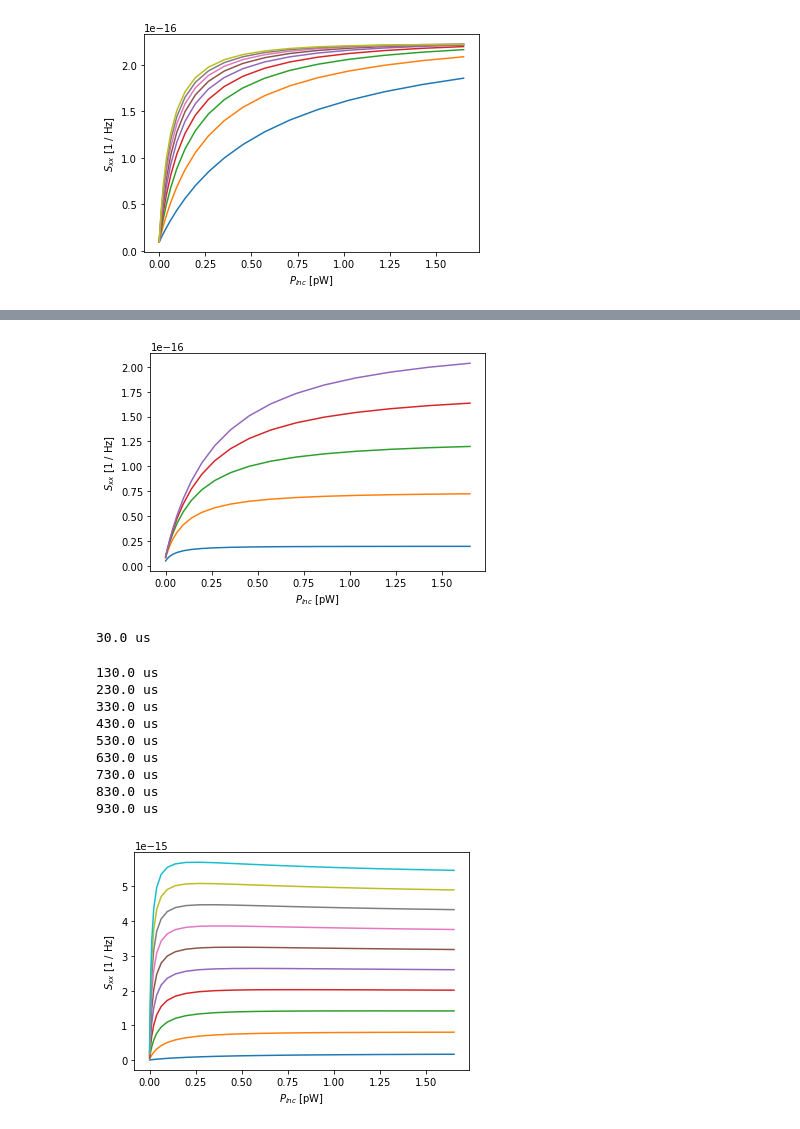
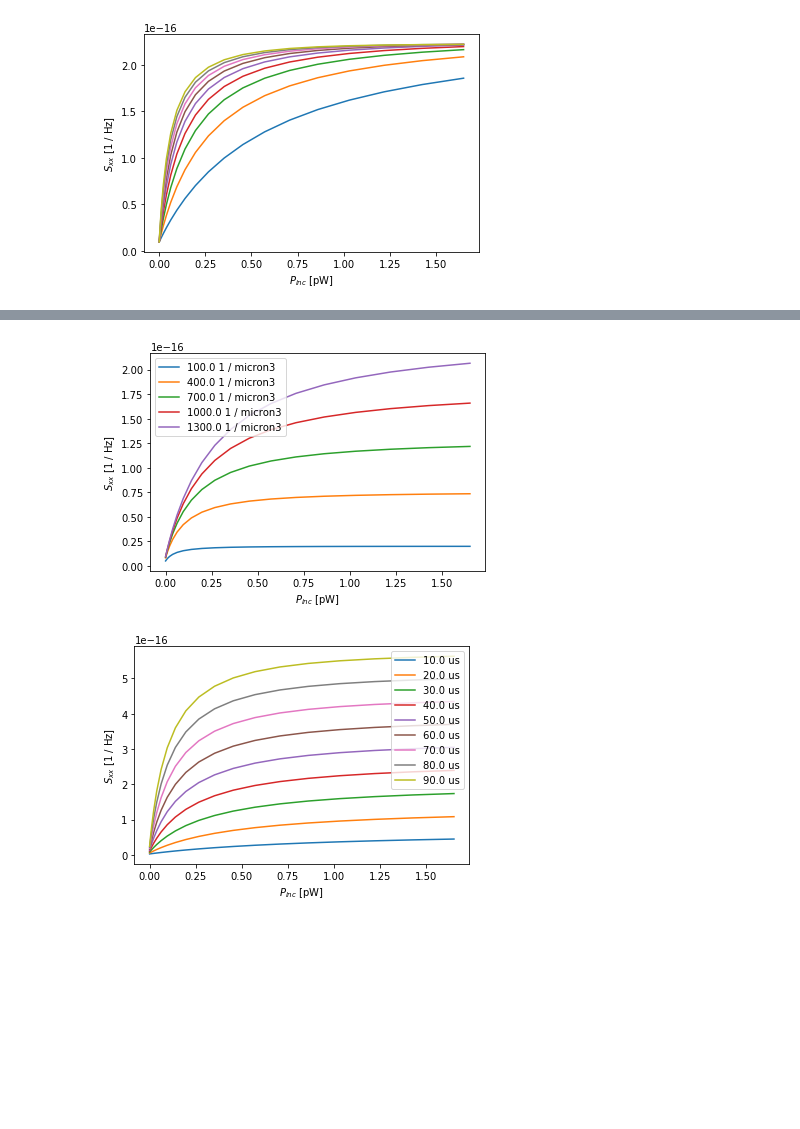
Before and after one commit to jaguirre/STARsoft, a Jupyter notebook: WhatDoGoodDetectorsLookLike.ipynb, the cells around one changed output, grey strips where cells are left out. Drawn from its saved outputs; the diff is of its cells as text; code cells hidden in the pictures; blank space fills up the shorter version.

```diff
--- a/WhatDoGoodDetectorsLookLike.ipynb
+++ b/WhatDoGoodDetectorsLookLike.ipynb
@@ -35,3 +28,0 @@ plt.ylim([1e-3,10])
-# %%
-%%time
-S_xx = kids.Sxx(alpha,f,Tstage,Tc,T_BB,V,n_star,tau_max,eta_pb,nu_opt,eta_opt=0.17,trans=1,N0=N0)
@@ -54,10 +38,10 @@ plt.show()
 # %%
 %%time
 for n_star in np.arange(100,1500,300)*np.power(u.micron,-3):
-    print(n_star)
     S_xx = kids.Sxx(alpha,f,Tstage,Tc,T_BB,V,n_star,tau_max,eta_pb,nu_opt,eta_opt=0.8,trans=1,N0=N0)
-    plt.plot(P_inc,S_xx)
+    plt.plot(P_inc,S_xx,label=str(n_star))
 plt.xlabel(r'$P_{inc}$ ['+P_inc.unit.to_string()+']')
 plt.ylabel(r'$S_{xx}$ ['+S_xx.unit.to_string()+']')
+plt.legend()
 plt.show()
 # %% [output]
@@ -72,33 +51,24 @@ Wall time: 2.44 s
 # %%
 for n_star in np.arange(100,1500,300)*np.power(u.micron,-3):
     S_xx = kids.Sxx(alpha,f,Tstage,Tc,T_BB,V,n_star,tau_max,eta_pb,nu_opt,eta_opt=0.2,trans=1,N0=N0)
-    plt.plot(P_inc,S_xx)
+    plt.plot(P_inc,S_xx,label=str(n_star))
 plt.xlabel(r'$P_{inc}$ ['+P_inc.unit.to_string()+']')
 plt.ylabel(r'$S_{xx}$ ['+S_xx.unit.to_string()+']')
+plt.legend()
 plt.show()
 # %% [output]
-[figure, old version]
+[figure, new version]
 # %%
-for tau_max in np.arange(30,1000,100)*u.microsecond:
-    print(tau_max)
+for tau_max in np.arange(10,100,10)*u.microsecond:
     S_xx = kids.Sxx(alpha,f,Tstage,Tc,T_BB,V,1300*np.power(u.micron,-3),
                     tau_max,eta_pb,nu_opt,eta_opt=0.2,trans=1,N0=N0)
-    plt.plot(P_inc,S_xx)
+    plt.plot(P_inc,S_xx,label=str(tau_max))
 plt.xlabel(r'$P_{inc}$ ['+P_inc.unit.to_string()+']')
 plt.ylabel(r'$S_{xx}$ ['+S_xx.unit.to_string()+']')
+plt.legend()
 plt.show()
 # %% [output]
-30.0 us
-130.0 us
-230.0 us
-330.0 us
-430.0 us
-530.0 us
-630.0 us
-730.0 us
-830.0 us
-930.0 us
-[figure, old version]
+[figure, new version]
 # %%
 # Ideal (?) devices
 alpha = 0.73*u.dimensionless_unscaled
```
Also changed, not shown: parts of 14 cells of this notebook.
